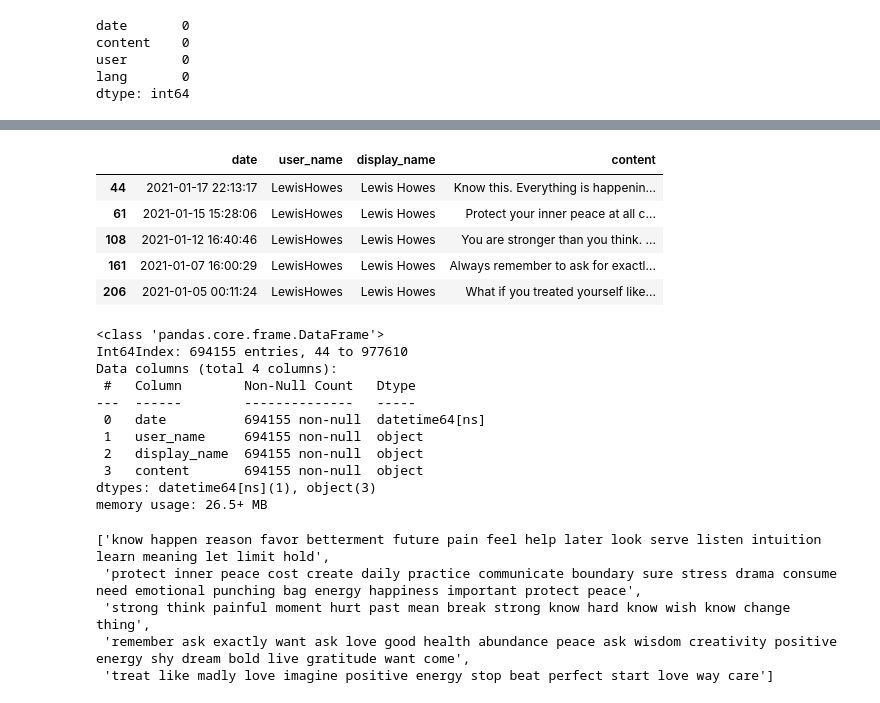
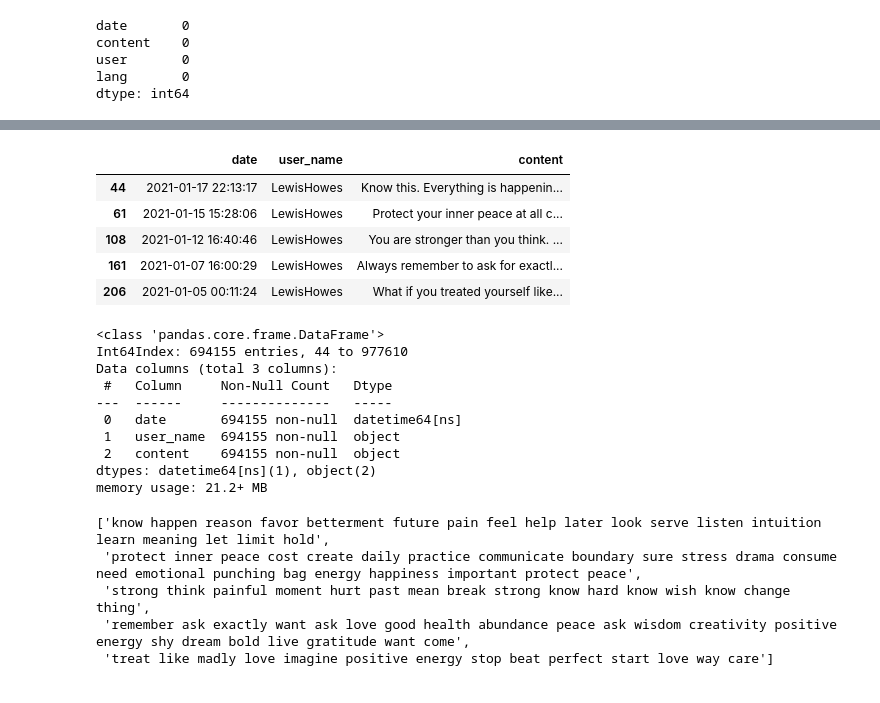
Before and after one commit to tarrantcarter/Final_Capstone, a Jupyter notebook: Modern_Motivation_Data_Cleaning_Feature_Engineering.ipynb, the cells around one changed output, grey strips where cells are left out. Saved outputs shown, nothing was run; the diff lists cells and outputs as text; code cells hidden in the pictures.

```diff
--- a/Modern_Motivation_Data_Cleaning_Feature_Engineering.ipynb
+++ b/Modern_Motivation_Data_Cleaning_Feature_Engineering.ipynb
@@ -71,7 +62,7 @@ Mounted at /content/drive
 # %%
-# load in scraped tweets from https://github.com/tarrantcarter/Final_Capstone/blob/main/Modern_Motivation_Web_Scrape.ipynb
+# load in scraped tweets from
 tweets = pd.read_json(
-    r"/content/drive/MyDrive/Data/NLP_Capstone/motivational_tweets.json",
+    "/content/drive/MyDrive/Data/NLP_Capstone/motivational_tweets.json",
 )
 # %%
 tweets.head()
@@ -214,6 +207,10 @@ def tweet_cleaner(df,text='content',lang='lang'):
   df4[text] = df4[text].str.replace("\n", " ")
   # change non-latin apostrophe to latin counterpart
   df4[text] = df4[text].str.replace("’", "'")
+  # remove ampersand text
+  df4[text] = df4[text].str.replace("amp;", "")
+  # remove ampersand text
+  df4[text] = df4[text].str.replace("amp", "")
   # filter out profanity
   df5 = df4[~(df4[text].str.contains('fuck')|
                   df4[text].str.contains('shit')|
@@ -296,17 +293,10 @@ Next we will shift our cleaning away from the 'content' column and deal with the
 # %%
-# extract username and display names to seperate columns
+# extract username to seperate column
 user_name = "username"
-display_name = "displayname"
 
 tweets3["user_name"] = [
     value[user_name] for (key, value) in tweets3["user"].items() if user_name in value
 ]
-
-tweets3["display_name"] = [
-    value[display_name]
-    for (key, value) in tweets3["user"].items()
-    if display_name in value
-]
 # %%
 tweets3.head()
 # %% [output]
@@ -339,27 +329,26 @@ Name: user_name, dtype: int64
 # %%
 # tweets cleaned will be used later for chatbot after topic modeling
 tweets_cleaned = tweets3.drop(["user",'lang'], axis=1)
 
-tweets_cleaned = tweets_cleaned[['date','user_name','display_name','content']]
+tweets_cleaned = tweets_cleaned[['date','user_name','content']]
 tweets_cleaned.head()
 # %% [output]
-|  | date | user_name | display_name | content |
-| 44 | 2021-01-17 22:13:17 | LewisHowes | Lewis Howes | Know this. Everything is happenin... |
-| 61 | 2021-01-15 15:28:06 | LewisHowes | Lewis Howes | Protect your inner peace at all c... |
-| 108 | 2021-01-12 16:40:46 | LewisHowes | Lewis Howes | You are stronger than you think. ... |
-| 161 | 2021-01-07 16:00:29 | LewisHowes | Lewis Howes | Always remember to ask for exactl... |
-| 206 | 2021-01-05 00:11:24 | LewisHowes | Lewis Howes | What if you treated yourself like... |
+|  | date | user_name | content |
+| 44 | 2021-01-17 22:13:17 | LewisHowes | Know this. Everything is happenin... |
+| 61 | 2021-01-15 15:28:06 | LewisHowes | Protect your inner peace at all c... |
+| 108 | 2021-01-12 16:40:46 | LewisHowes | You are stronger than you think. ... |
+| 161 | 2021-01-07 16:00:29 | LewisHowes | Always remember to ask for exactl... |
+| 206 | 2021-01-05 00:11:24 | LewisHowes | What if you treated yourself like... |
 # %%
 tweets_cleaned.info()
 # %% [output]
 <class 'pandas.core.frame.DataFrame'>
 Int64Index: 694155 entries, 44 to 977610
-Data columns (total 4 columns):
- #   Column        Non-Null Count   Dtype
----  ------        --------------   -----
- 0   date          694155 non-null  datetime64[ns]
- 1   user_name     694155 non-null  object
- 2   display_name  694155 non-null  object
- 3   content       694155 non-null  object
-dtypes: datetime64[ns](1), object(3)
-memory usage: 26.5+ MB
+Data columns (total 3 columns):
+ #   Column     Non-Null Count   Dtype
+---  ------     --------------   -----
+ 0   date       694155 non-null  datetime64[ns]
+ 1   user_name  694155 non-null  object
+ 2   content    694155 non-null  object
+dtypes: datetime64[ns](1), object(2)
+memory usage: 21.2+ MB
```
Also changed, not shown: parts of 64 cells of this notebook.
